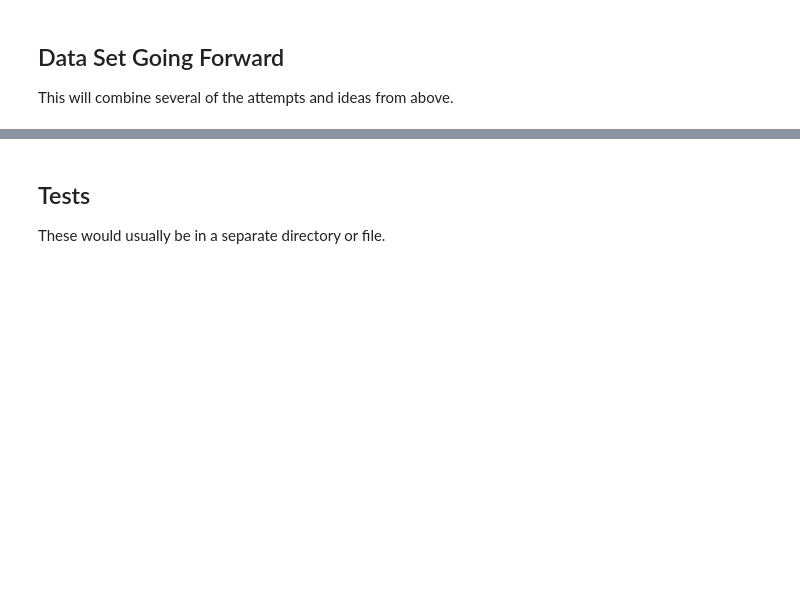
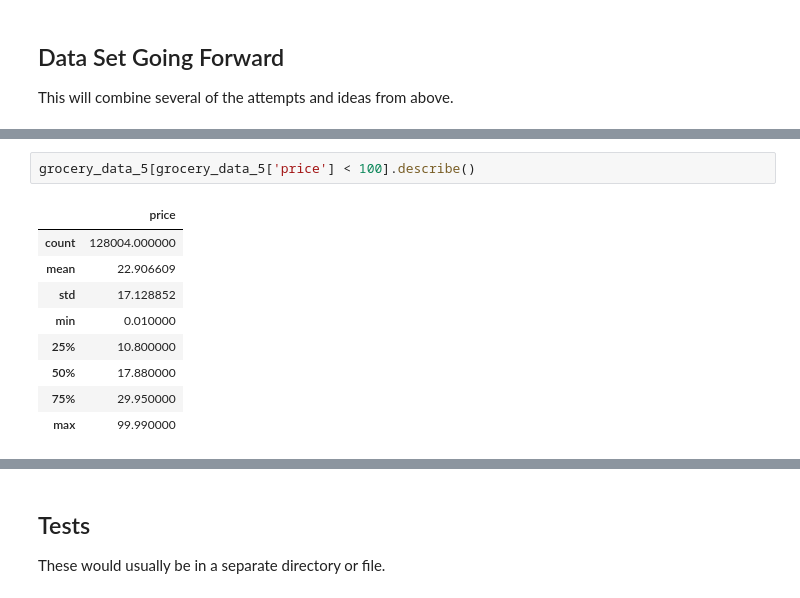
Before and after one commit to JasonCaldwellMBA/Grocery_Recommender, a Jupyter notebook: Notebooks/Wrangling_Grocery_and_Gourmet_Food_Meta.ipynb, the cells around one changed output, grey strips where cells are left out. Drawn from its saved outputs; the diff is of its cells as text; blank space fills up the shorter version.

```diff
--- a/Notebooks/Wrangling_Grocery_and_Gourmet_Food_Meta.ipynb
+++ b/Notebooks/Wrangling_Grocery_and_Gourmet_Food_Meta.ipynb
@@ -650,0 +730,12 @@ TODO
+# %%
+grocery_data_5[grocery_data_5['price'] < 100].describe()
+# %% [output]
+|  | price |
+| count | 128004.000000 |
+| mean | 22.906609 |
+| std | 17.128852 |
+| min | 0.010000 |
+| 25% | 10.800000 |
+| 50% | 17.880000 |
+| 75% | 29.950000 |
+| max | 99.990000 |
```
Also changed, not shown: parts of 18 cells of this notebook.
